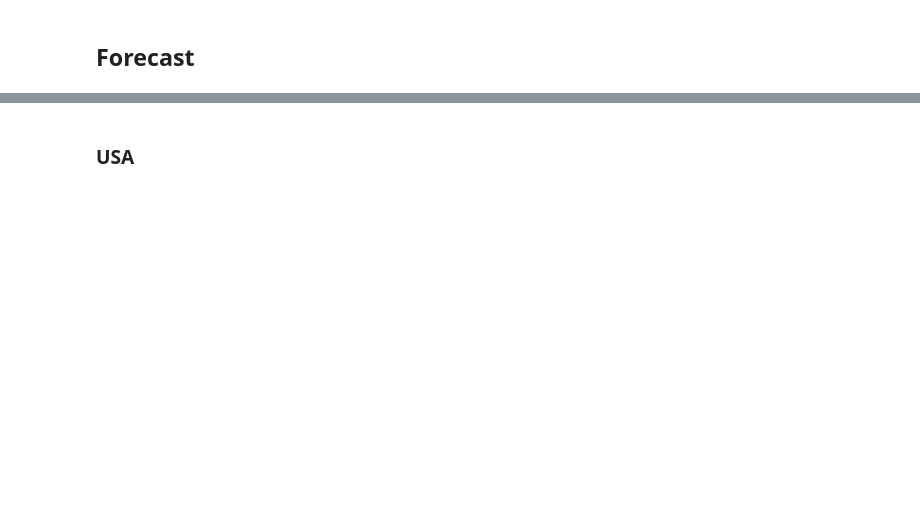
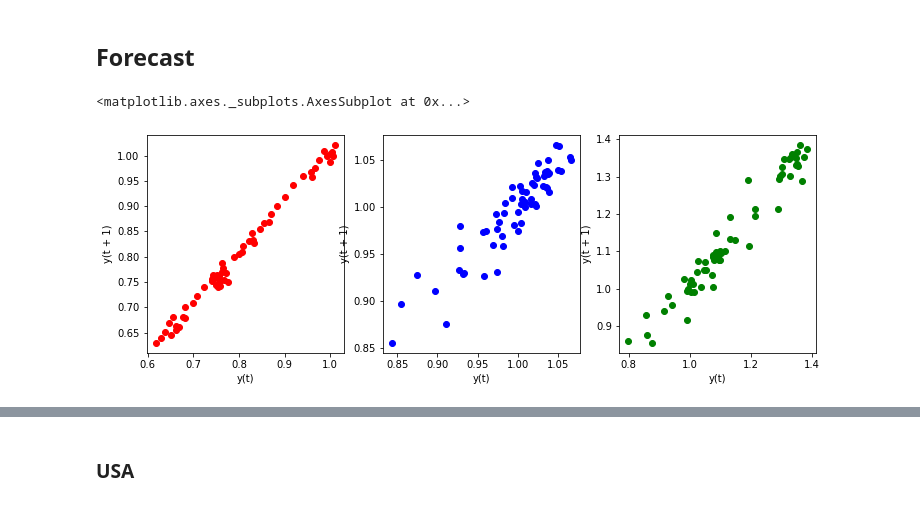
Before and after one commit to yguenka/4intelligence-Case, a Jupyter notebook: Data Analysis Skill Test.ipynb, the cells around one changed output, grey strips where cells are left out. Saved outputs shown, nothing was run; the diff lists cells and outputs as text; code cells hidden in the pictures; blank space fills up the shorter version.

```diff
--- a/Data Analysis Skill Test.ipynb
+++ b/Data Analysis Skill Test.ipynb
@@ -68,3 +62,15 @@ KeyError: 'rtfpna'
 df_usa = df_usa.rename({'year':'ds','rtfpna':'y'},axis=1)
 df_can = df_can.rename({'year':'ds','rtfpna':'y'},axis=1)
 df_mex = df_mex.rename({'year':'ds','rtfpna':'y'},axis=1)
+# %%
+df_usa.ds = pd.to_datetime(df_usa.ds, format='%Y')
+df_can.ds = pd.to_datetime(df_can.ds, format='%Y')
+df_mex.ds = pd.to_datetime(df_mex.ds, format='%Y')
+# %%
+fig, ax = plt.subplots(1, 3, figsize=(12,4))
+lag_plot(df_usa['y'], c='red', ax = ax[0])
+lag_plot(df_can['y'], c='blue', ax = ax[1])
+lag_plot(df_mex['y'], c='green', ax = ax[2])
+# %% [output]
+<matplotlib.axes._subplots.AxesSubplot at 0x...>
+[figure, added]
```
Also changed, not shown: parts of 17 cells of this notebook, 1 other file.
